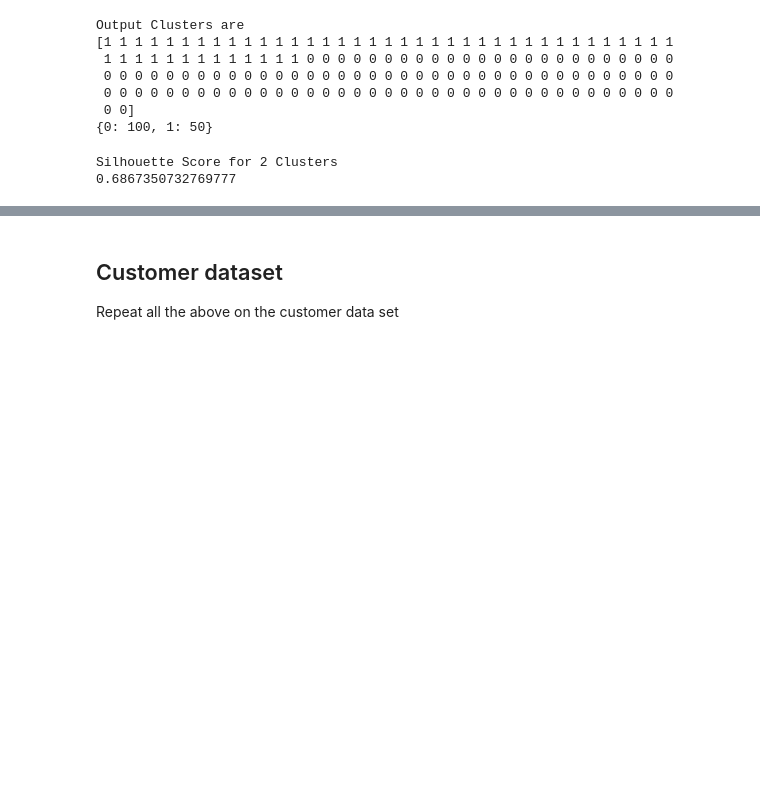
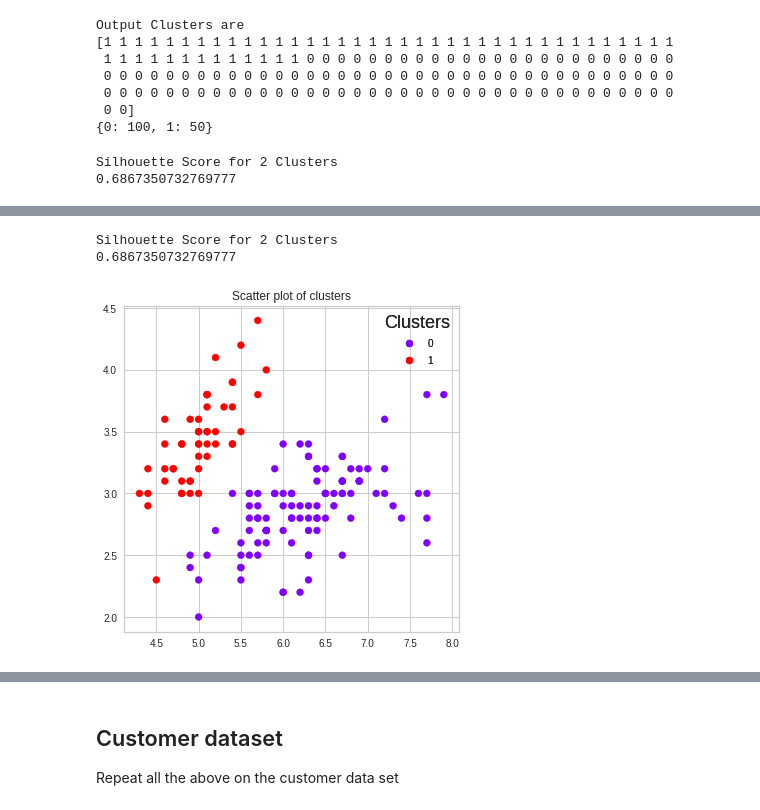
Before and after one commit to safaa400/safaasalah_46-17921_ML_assignments, a Jupyter notebook: Clustering_Project.ipynb, the cells around one changed output, grey strips where cells are left out. Drawn from its saved outputs; the diff is of its cells as text; code cells hidden in the pictures; blank space fills up the shorter version.

```diff
--- a/Clustering_Project.ipynb
+++ b/Clustering_Project.ipynb
@@ -995,0 +998,11 @@ Text(0, 0.5, 'Euclidean distance in the space with other variables')
+# %%
+# Building an Agglomerative Clustering Model
+
+cluster_H = AgglomerativeClustering(n_clusters=2,linkage = 'single')
+model_clt = cluster_H.fit(X_train)
+print('Output Clusters are')
+pred1 = model_clt.labels_
+print(pred1)
+# Frequency count of the Output clusters
+unique, counts = np.unique(pred1, return_counts=True)
+print(dict(zip(unique, counts)))
@@ -995,0 +1017,20 @@ Text(0, 0.5, 'Euclidean distance in the space with other variables')
+# %%
+# Silhouette Score
+print('Silhouette Score for 2 Clusters')
+print(silhouette_score(X_train,pred1))
+# %% [output]
+Silhouette Score for 2 Clusters
+0.6867350732769777
+# %%
+fig, ax = plt.subplots(figsize=(6, 6))
+
+scatter = ax.scatter(X_train[:,0], X_train[:,1], c=pred1, cmap='rainbow')
+
+legend = ax.legend(*scatter.legend_elements(), title="Clusters", bbox_to_anchor=(1, 1))
+ax.add_artist(legend)
+
+plt.title('Scatter plot of clusters')
+
+plt.show()
+# %% [output]
+[figure, added]
```
Also changed, not shown: parts of 71 cells of this notebook.
